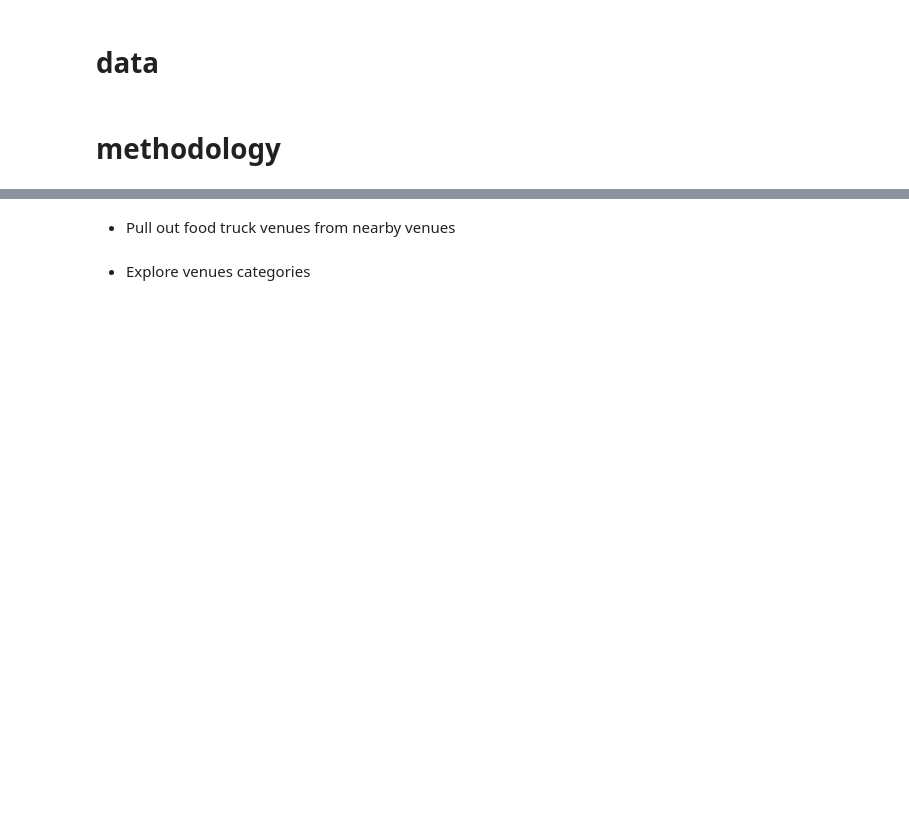
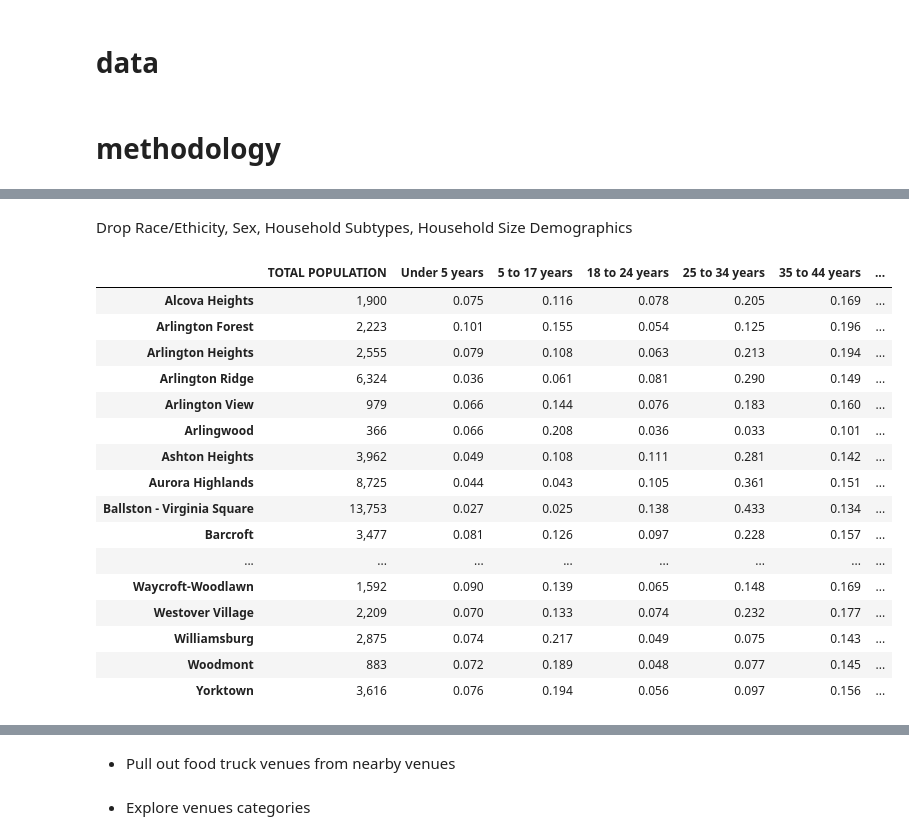
Before and after one commit to francis-eudy/battle-of-the-neighborhoods-capstone-project, a Jupyter notebook: Untitled.ipynb, the cells around one changed output, grey strips where cells are left out. Cells and saved outputs as stored; diff of their text form; code cells hidden in the pictures; blank space fills up the shorter version.

```diff
--- a/Untitled.ipynb
+++ b/Untitled.ipynb
@@ -50,0 +51,6 @@ Libraries Imported
+# %%
+# demographic csv directory path
+DIR_PATH = r'data/demographics/csv/'
+
+for i, file in enumerate(os.listdir(DIR_PATH)):
+    print(i, "-", file)
@@ -50,0 +127,43 @@ Libraries Imported
+# %% [markdown]
+Drop Race/Ethicity, Sex, Household Subtypes, Household Size Demographics
+# %%
+# Columns to keep
+columns = [
+    'TOTAL POPULATION',
+    'Under 5 years',
+    '5 to 17 years',
+    '18 to 24 years',
+    '25 to 34 years',
+    '35 to 44 years',
+    '45 to 54 years',
+    '55 to 64 years',
+    '65 to 74 years',
+    '75 to 84 years',
+    '85 years and over',
+    'TOTAL HOUSEHOLDS',
+    'Family households:',
+    'Nonfamily households:',
+    'TOTAL HOUSING UNITS',
+    'Occupied Housing Units',
+    'Vacant Housing Units',
+]
+arlington_demographics = arlington_demographics[columns].copy()
+arlington_demographics
+# %% [output]
+|  | TOTAL POPULATION | Under 5 years | 5 to 17 years | 18 to 24 years | 25 to 34 years | 35 to 44 years | ... |
+| Alcova Heights | 1,900 | 0.075 | 0.116 | 0.078 | 0.205 | 0.169 | ... |
+| Arlington Forest | 2,223 | 0.101 | 0.155 | 0.054 | 0.125 | 0.196 | ... |
+| Arlington Heights | 2,555 | 0.079 | 0.108 | 0.063 | 0.213 | 0.194 | ... |
+| Arlington Ridge | 6,324 | 0.036 | 0.061 | 0.081 | 0.290 | 0.149 | ... |
+| Arlington View | 979 | 0.066 | 0.144 | 0.076 | 0.183 | 0.160 | ... |
+| Arlingwood | 366 | 0.066 | 0.208 | 0.036 | 0.033 | 0.101 | ... |
+| Ashton Heights | 3,962 | 0.049 | 0.108 | 0.111 | 0.281 | 0.142 | ... |
+| Aurora Highlands | 8,725 | 0.044 | 0.043 | 0.105 | 0.361 | 0.151 | ... |
+| Ballston - Virginia Square | 13,753 | 0.027 | 0.025 | 0.138 | 0.433 | 0.134 | ... |
+| Barcroft | 3,477 | 0.081 | 0.126 | 0.097 | 0.228 | 0.157 | ... |
+| ... | ... | ... | ... | ... | ... | ... | ... |
+| Waycroft-Woodlawn | 1,592 | 0.090 | 0.139 | 0.065 | 0.148 | 0.169 | ... |
+| Westover Village | 2,209 | 0.070 | 0.133 | 0.074 | 0.232 | 0.177 | ... |
+| Williamsburg | 2,875 | 0.074 | 0.217 | 0.049 | 0.075 | 0.143 | ... |
+| Woodmont | 883 | 0.072 | 0.189 | 0.048 | 0.077 | 0.145 | ... |
+| Yorktown | 3,616 | 0.076 | 0.194 | 0.056 | 0.097 | 0.156 | ... |
```
Also changed, not shown: parts of 29 cells of this notebook, 2 other files.
